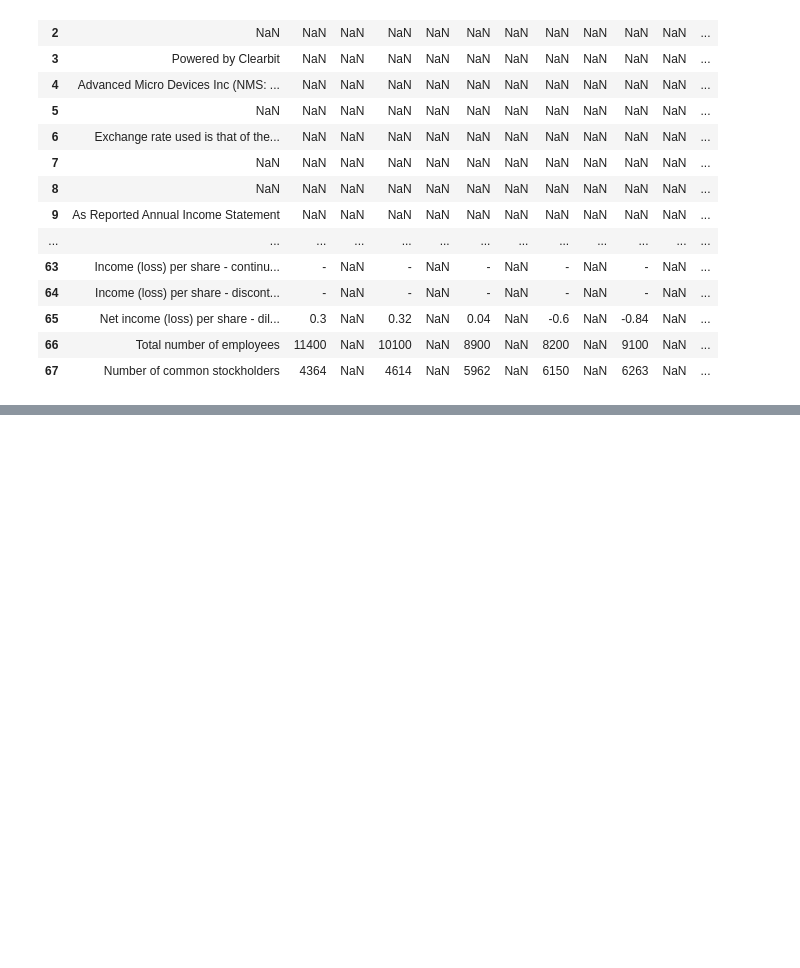
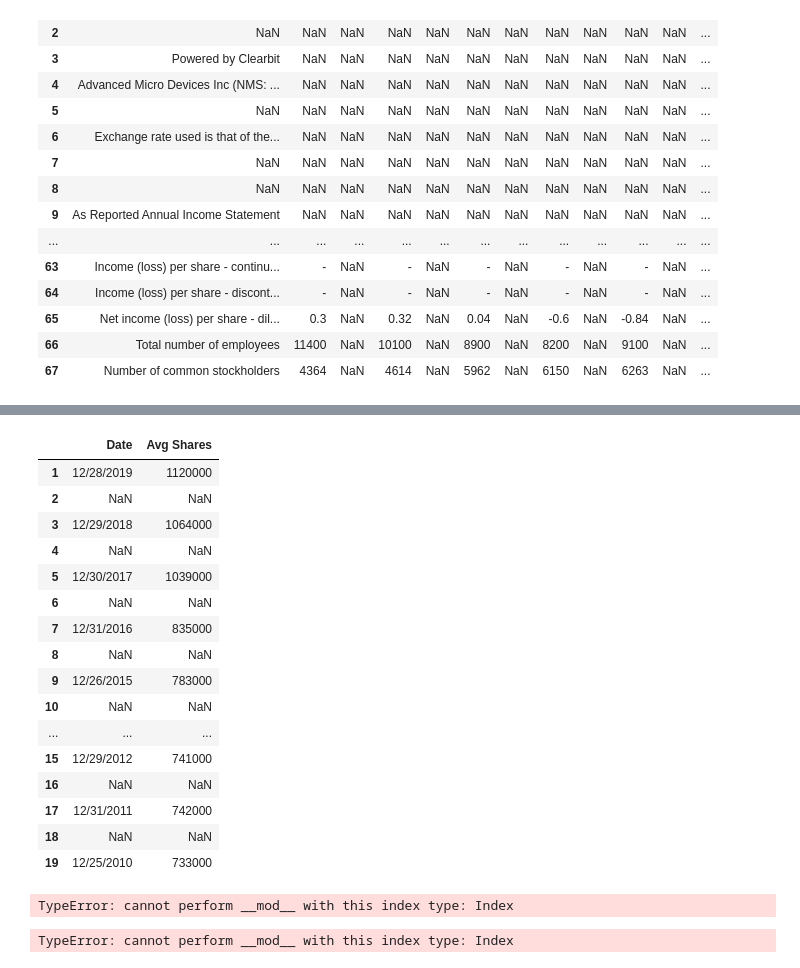
Before and after one commit to mmdebrahimi/Guided-Capstone, a Jupyter notebook: Fundamental_Analysis105.ipynb, the cells around one changed output, grey strips where cells are left out. Cells and saved outputs as stored; diff of their text form; code cells hidden in the pictures; blank space fills up the shorter version.

```diff
--- a/Fundamental_Analysis105.ipynb
+++ b/Fundamental_Analysis105.ipynb
@@ -591,0 +617,30 @@ dec_df
+# %%
+avg_shares = avg_shares.rename(columns={"Report Date": "Date", 1: "Avg Shares"})
+# %%
+avg_shares
+# %% [output]
+|  | Date | Avg Shares |
+| 1 | 12/28/2019 | 1120000 |
+| 2 | NaN | NaN |
+| 3 | 12/29/2018 | 1064000 |
+| 4 | NaN | NaN |
+| 5 | 12/30/2017 | 1039000 |
+| 6 | NaN | NaN |
+| 7 | 12/31/2016 | 835000 |
+| 8 | NaN | NaN |
+| 9 | 12/26/2015 | 783000 |
+| 10 | NaN | NaN |
+| ... | ... | ... |
+| 15 | 12/29/2012 | 741000 |
+| 16 | NaN | NaN |
+| 17 | 12/31/2011 | 742000 |
+| 18 | NaN | NaN |
+| 19 | 12/25/2010 | 733000 |
+# %%
+(avg_shares.index) % 2 == 0
+# %% [output]
+TypeError: cannot perform __mod__ with this index type: Index
+# %%
+avg_shares[~(avg_shares.index % 2 == 0)]
+# %% [output]
+TypeError: cannot perform __mod__ with this index type: Index
```
Also changed, not shown: parts of 19 cells of this notebook.
